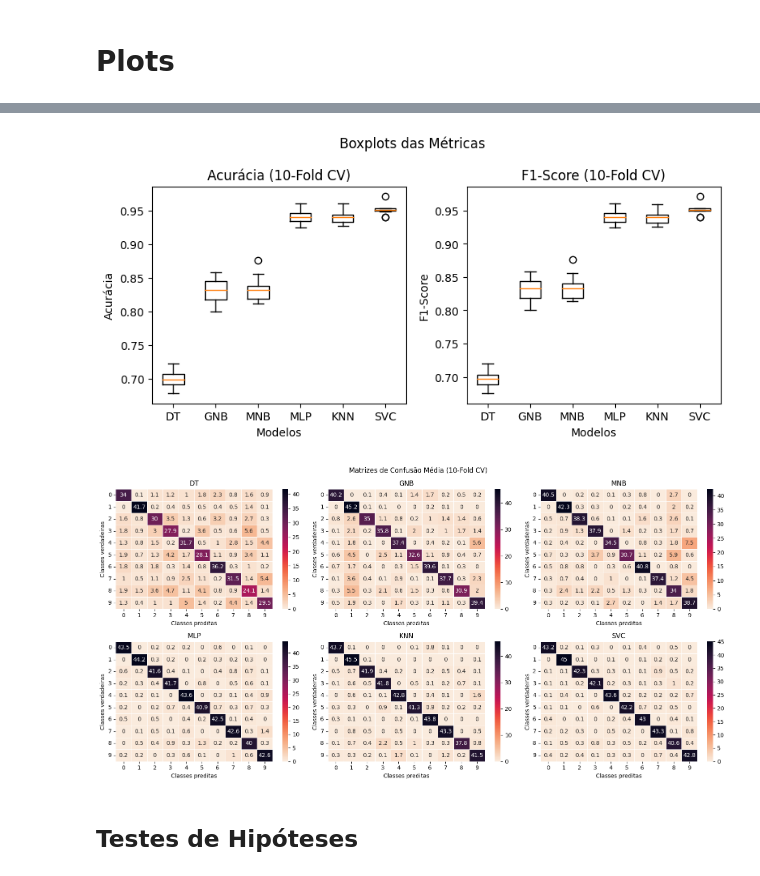
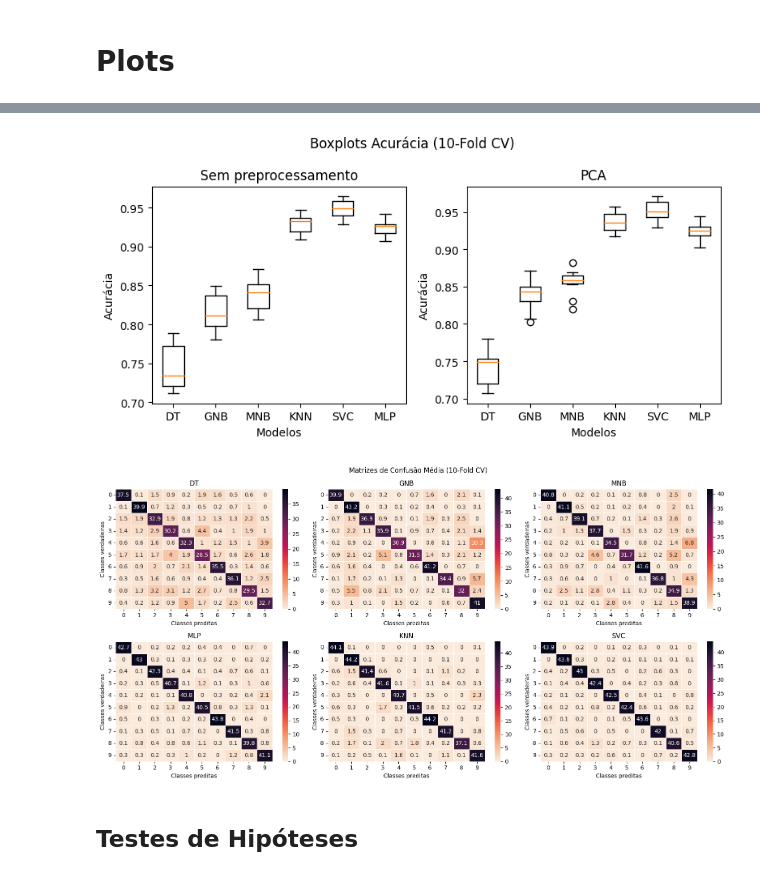
Before and after one commit to carlosgcarneiro/PESMnist, a Jupyter notebook: aed_mnist.ipynb, the cells around one changed output, grey strips where cells are left out. Saved outputs shown, nothing was run; the diff lists cells and outputs as text; code cells hidden in the pictures.

```diff
--- a/aed_mnist.ipynb
+++ b/aed_mnist.ipynb
@@ -22,11 +22,11 @@ def plot_box(dfs, metrics):
     for i in [0,1]:
         axs[i].boxplot(dfs[i].values)
         axs[i].set_xticklabels(dfs[i].columns)
-        axs[i].set_title(f'{metrics[i]} (10-Fold CV)')
+        axs[i].set_title(f'{metrics[i]}')
         axs[i].set_xlabel('Modelos')
-        axs[i].set_ylabel(metrics[i])
+        axs[i].set_ylabel('Acurácia')
 
-    fig.suptitle('Boxplots das Métricas')
+    fig.suptitle('Boxplots Acurácia (10-Fold CV)')
     fig.tight_layout()
 
     plt.show()
@@ -129,0 +106,25 @@ fscore_df = pd.DataFrame(
+# %%
+df_acc = pd.DataFrame({
+    'DT': [dt[0].mean(), dt_scaled[0].mean(), dt_pca[0].mean(), dt_pca_scaled[0].mean(), dt_fs[0].mean(), dt_fs_scaled[0].mean(), dt_enc[0].mean()],
+    'GNB': [gnb[0].mean(), gnb_scaled[0].mean(), gnb_pca[0].mean(), gnb_pca_scaled[0].mean(), gnb_fs[0].mean(), gnb_fs_scaled[0].mean(), gnb_enc[0].mean()],
+    'MNB': [mnb[0].mean(), mnb_scaled[0].mean(), np.nan, mnb_pca_scaled[0].mean(), mnb_fs[0].mean(), mnb_fs_scaled[0].mean(), mnb_enc[0].mean()],
+    'KNN': [knn[0].mean(), knn_scaled[0].mean(), knn_pca[0].mean(), knn_pca_scaled[0].mean(), knn_fs[0].mean(), knn_fs_scaled[0].mean(), knn_enc[0].mean()],
+    'SVC': [svc[0].mean(), svc_scaled[0].mean(), svc_pca[0].mean(), svc_pca_scaled[0].mean(), svc_fs[0].mean(), svc_fs_scaled[0].mean(), svc_enc[0].mean()],
+    'MLP': [mlp[0].mean(), mlp_scaled[0].mean(), mlp_pca[0].mean(), mlp_pca_scaled[0].mean(), np.nan, np.nan, mlp_enc[0].mean()],
+}, index=['SPP', 'STDD', 'PCA', 'PCA_STDD', 'FSVT', 'FSVT_STDD', 'ENC'])
+df_acc_pca = pd.DataFrame({
+    'DT': dt_pca[0],
+    'GNB': gnb_pca[0],
+    'MNB': mnb_pca_scaled[0],
+    'KNN': knn_pca[0],
+    'SVC': svc_pca[0],
+    'MLP': mlp_pca[0],
+})
+df_f1 = pd.DataFrame({
+    'DT': dt[1],
+    'GNB': gnb[1],
+    'MNB': mnb[1],
+    'KNN': knn[1],
+    'SVC': svc[1],
+    'MLP': mlp[1],
+})
@@ -214,16 +165,16 @@ F1-Score média (desvio): 0.951 (0.008)
 # %%
-dfs = [acc_df, fscore_df]
-metrics = ['Acurácia', 'F1-Score']
+dfs = [df_acc, df_acc_pca]
+metrics = ['Sem preprocessamento', 'PCA']
 
 plot_box(dfs, metrics)
 # %% [output]
-[figure, old version]
+[figure, new version]
 # %%
-cm_list = [dt_cm, gnb_cm, mnb_cm, mlp_cm, knn_cm, svc_cm]
+cm_list = [dt[2], gnb[2], mnb[2], mlp[2], knn[2], svc[2]]
 models_name = ['DT', 'GNB', 'MNB', 'MLP', 'KNN', 'SVC']
 plot_cms(cm_list, models_name)
 # %% [output]
-[figure, old version]
+[figure, new version]
 # %% [markdown]
 ## Testes de Hipóteses
 # %% [markdown]
```
Also changed, not shown: parts of 30 cells of this notebook, 39 other files.
